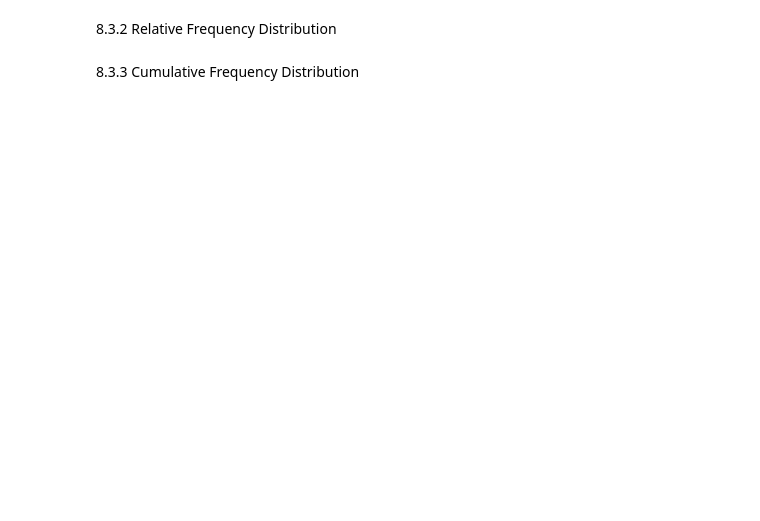
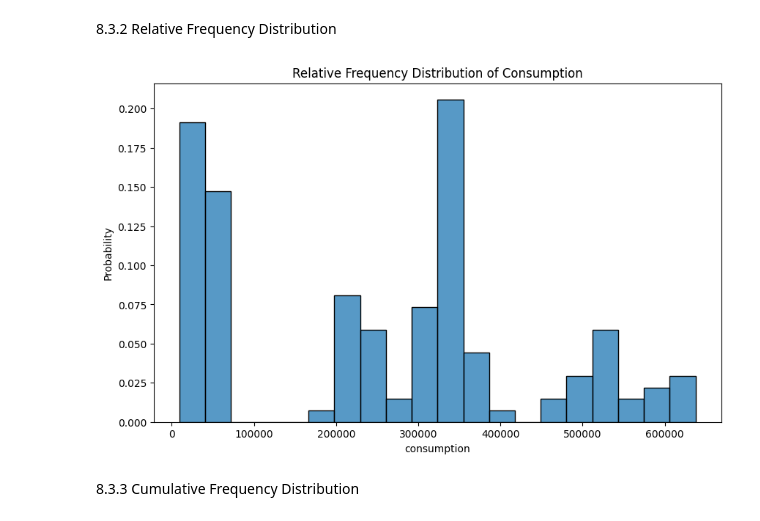
Before and after one commit to PranayBatta/EDA, a Jupyter notebook: 21BDS0100_EDA.ipynb, the cells around one changed output. Drawn from its saved outputs; the diff is of its cells as text; code cells hidden in the pictures; blank space fills up the shorter version.

```diff
--- a/21BDS0100_EDA.ipynb
+++ b/21BDS0100_EDA.ipynb
@@ -695,4 +740,11 @@ NameError: name 'df' is not defined
 # %% [markdown]
 8.3.2 Relative Frequency Distribution
+# %%
+plt.figure(figsize=(10, 6))
+sns.histplot(df['consumption'], bins=20, stat='probability')
+plt.title("Relative Frequency Distribution of Consumption")
+plt.show()
+# %% [output]
+[figure, added]
 # %% [markdown]
 8.3.3 Cumulative Frequency Distribution
```
Also changed, not shown: parts of 70 cells of this notebook.
